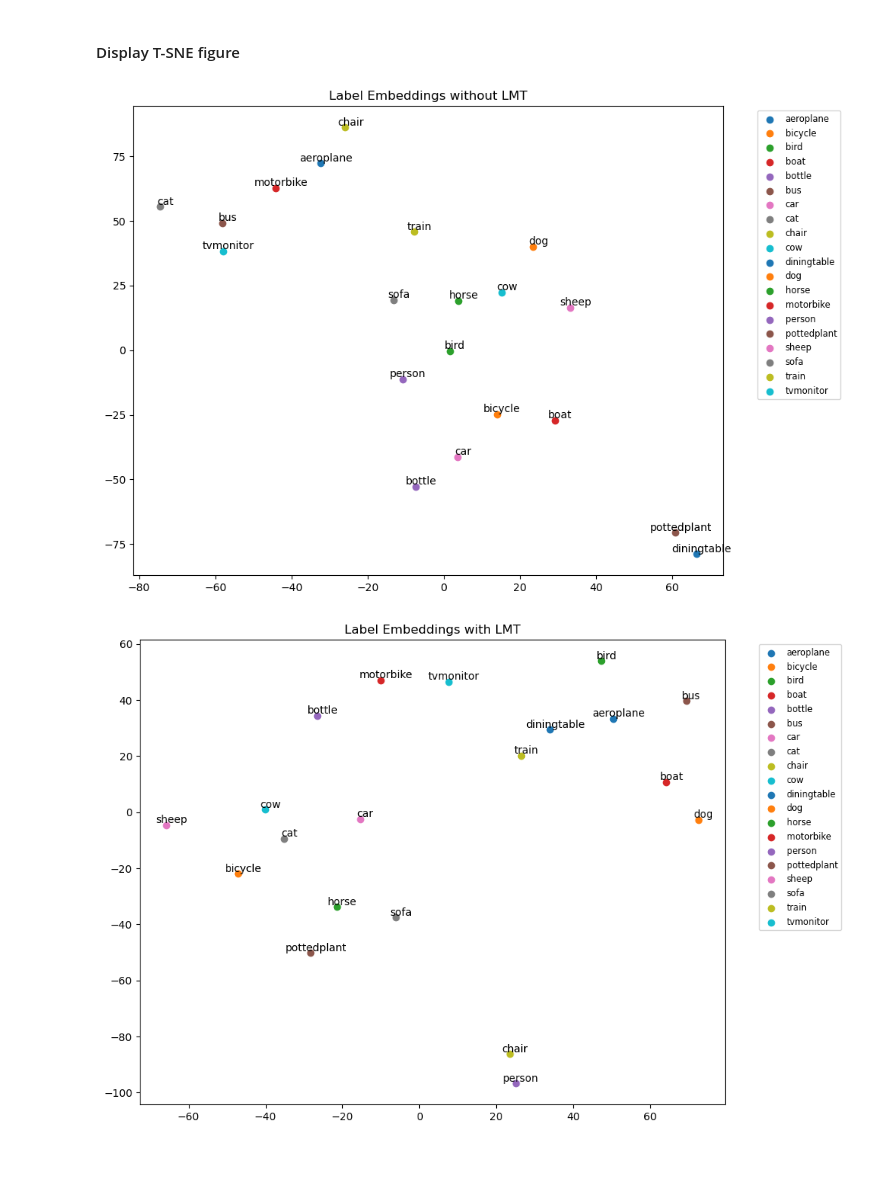
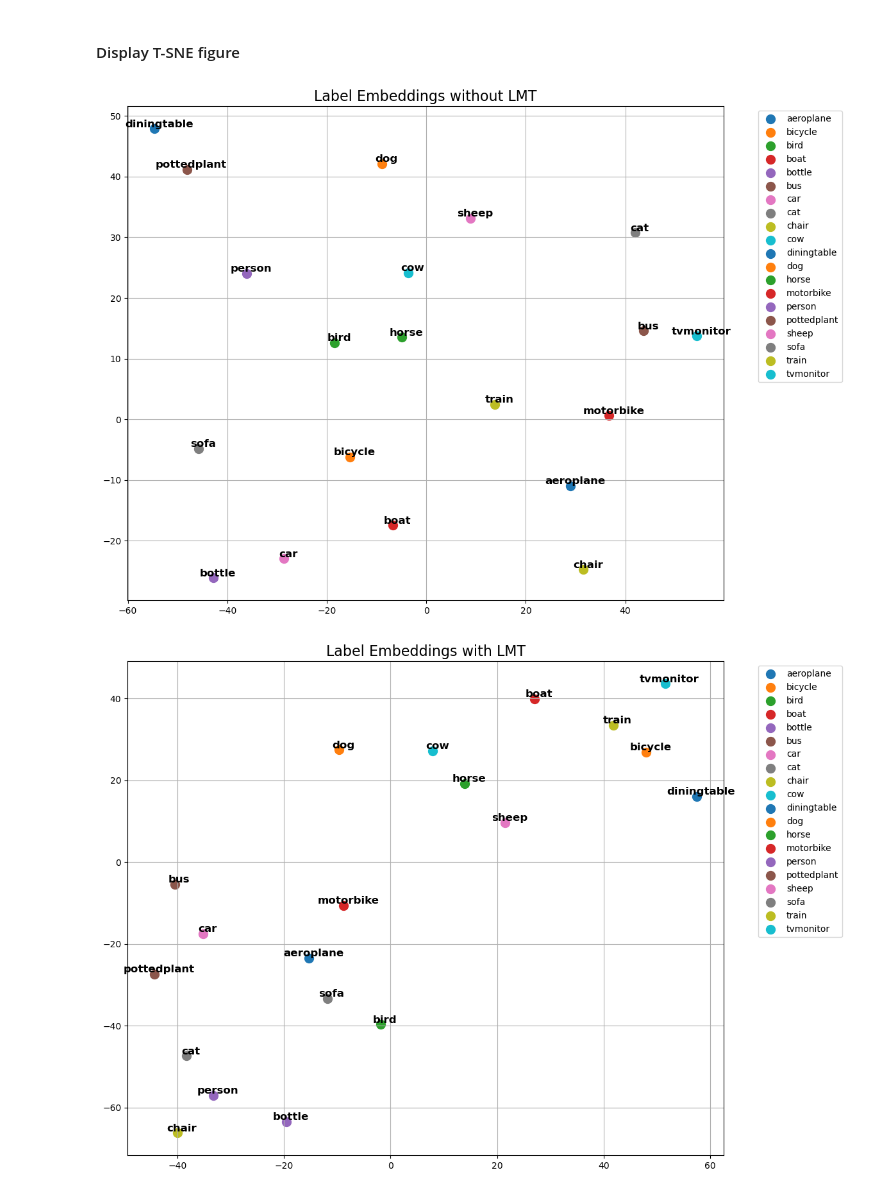
Before and after one commit to lewis777714-design/ECE-570-Purdue, a Jupyter notebook: Project_code.ipynb, the cells around one changed output. Drawn from its saved outputs; the diff is of its cells as text; code cells hidden in the pictures; blank space fills up the shorter version.

```diff
--- a/Project_code.ipynb
+++ b/Project_code.ipynb
@@ -668,11 +698,13 @@ Training complete.
 #### Display the trianing process of Transformers model with LMT
 # %%
 # Read the training log file
+# Initialize lists to store losses and epochs
 train_losses = []
 val_losses = []
 epochs = []
 
-log_file = 'training_log_with_lmt.txt'
+# Read the training log file
+log_file = 'training_log_custom.txt'
 with open(log_file, 'r') as f:
     next(f)  # Skip the header
     for line in f:
@@ -681,21 +713,14 @@ with open(log_file, 'r') as f:
         train_losses.append(float(train_loss))
         val_losses.append(float(val_loss))
 
-# Plot training loss
+# Plot both training and validation losses on the same figure
 plt.figure(figsize=(10, 6))
 plt.plot(epochs, train_losses, label='Train Loss', color='blue')
+plt.plot(epochs, val_losses, label='Validation Loss', color='orange')
 plt.xlabel('Epoch')
-plt.ylabel('Train Loss')
-plt.title('Training Loss')
+plt.ylabel('Loss')
+plt.title('Training and Validation Loss')
+plt.legend()
 plt.grid()
 plt.show()
-
-# Plot validation loss
-plt.figure(figsize=(10, 6))
-plt.plot(epochs, val_losses, label='Validation Loss', color='orange')
-plt.xlabel('Epoch')
-plt.ylabel('Validation Loss')
-plt.title('Validation Loss')
-plt.grid()
-plt.show()
 # %% [output]
@@ -1076,39 +1123,48 @@ num_labels = 20
 model_without_lmt = CTranModel(num_labels=num_labels, use_lmt=False, pos_emb=True)
 model_without_lmt.load_state_dict(torch.load('best_model_withoutlmt.pt'))
 model_without_lmt = model_without_lmt.cuda()
 model_without_lmt.eval()
 embeddings_without_lmt = get_label_embeddings(model_without_lmt)
 # Initialize model (with LMT)
 model_with_lmt = CTranModel(num_labels=num_labels, use_lmt=True, pos_emb=True)
-model_with_lmt.load_state_dict(torch.load('best_model_with_lmt.pt'))
+model_with_lmt.load_state_dict(torch.load(f'best_model_with_custom_{known_labels}.pt'))
 model_with_lmt = model_with_lmt.cuda()
 model_with_lmt.eval()
 
 embeddings_with_lmt = get_label_embeddings(model_with_lmt)
 
 # Use t-SNE for dimensionality reduction
 # Set a small perplexity value for t-SNE
-tsne = TSNE(n_components=2, perplexity=2, random_state=30)
+tsne = TSNE(n_components=2, perplexity=3, random_state=42)
 embeddings_2d_without_lmt = tsne.fit_transform(embeddings_without_lmt)
 embeddings_2d_with_lmt = tsne.fit_transform(embeddings_with_lmt)
 
 
 # Visualization function
 def plot_embeddings(embeddings, title, class_names):
-    plt.figure(figsize=(10, 8))
+    plt.figure(figsize=(12, 10))  # Increased figure size
     for i, label in enumerate(class_names):
         x, y = embeddings[i]
-        plt.scatter(x, y, label=label)
-        plt.annotate(label, (x, y), textcoords="offset points", xytext=(5, 2), ha='center')
-    plt.title(title)
-    plt.legend(bbox_to_anchor=(1.05, 1), loc='upper left', fontsize='small')
+        plt.scatter(x, y, label=label, s=100)  # Increased scatter point size
+        plt.annotate(
+            label,
+            (x, y),
+            textcoords="offset points",
+            xytext=(5, 2),
+            ha='center',
+            fontsize=12,  # Increased annotation font size
+            weight='bold'  # Make text bold
+        )
+    plt.title(title, fontsize=16)  # Increased title font size
+    plt.legend(bbox_to_anchor=(1.05, 1), loc='upper left', fontsize=10)  # Increased legend font size
+    plt.grid()
     plt.show()
 
 # Plot label embeddings without LMT
 plot_embeddings(embeddings_2d_without_lmt, "Label Embeddings without LMT", class_names)
 
 # Plot label embeddings with LMT
 plot_embeddings(embeddings_2d_with_lmt, "Label Embeddings with LMT", class_names)
 # %% [output]
-[figure, old version]
+[figure, new version]
-[figure, old version]
+[figure, new version]
```
Also changed, not shown: parts of 11 cells of this notebook.
